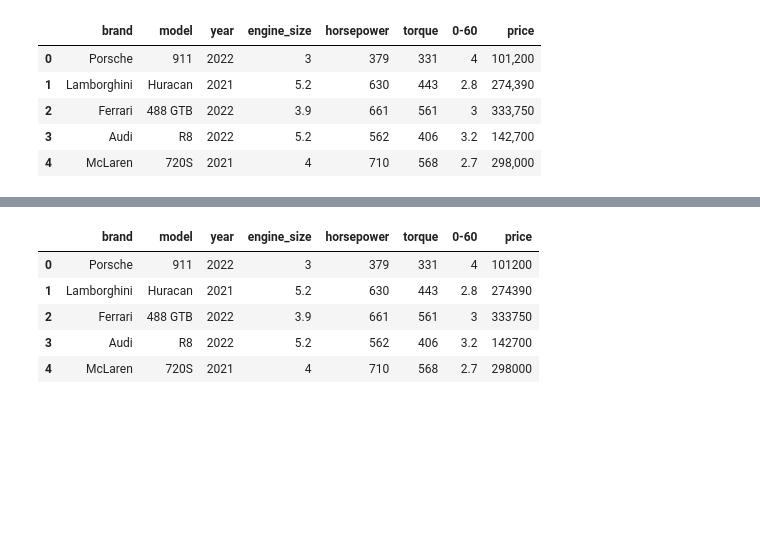
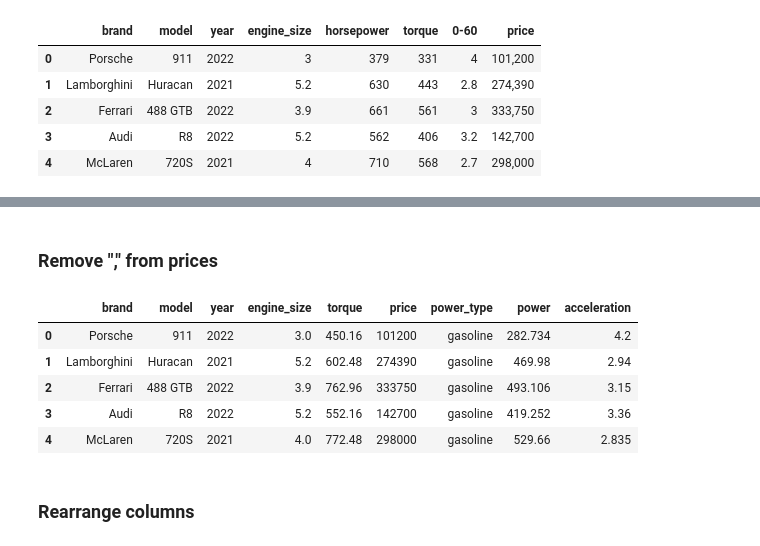
Before and after one commit to dilanka-rathnasiri/search-cars, a Jupyter notebook: pre-processing/main.ipynb, the cells around one changed output, grey strips where cells are left out. Saved outputs shown, nothing was run; the diff lists cells and outputs as text; code cells hidden in the pictures; blank space fills up the shorter version.

Commit message:
convert dataset to metric

```diff
--- a/pre-processing/main.ipynb
+++ b/pre-processing/main.ipynb
@@ -25,0 +207,14 @@ df.head()
+# %%
+def convert_to_kw(power):
+    match power:
+        case float():
+            return float(power) * 0.746
+        case _:
+            power_kw = float(power.replace("+", "").replace(",", "")) * 0.746
+            if "+" in power:
+                return f"${power_kw}+"
+            return power_kw
+
+df["power"] = df["horsepower"].apply(convert_to_kw)
+df.drop(["horsepower"], axis=1, inplace=True)
+df.head()
@@ -25,0 +230,2 @@ df.head()
+# %%
+df = df[df["torque"] != "-"]
@@ -25,0 +234,12 @@ df.head()
+# %%
+def convert_to_nm(torque):
+    match torque:
+        case float():
+            return float(torque) * 1.36
+        case _:
+            torque_nm = float(torque.replace("+", "").replace(",", "")) * 1.36
+            if "+" in torque:
+                return f"${torque_nm}+"
+            return torque_nm
+df["torque"] = df["torque"].apply(convert_to_nm)
+df.head()
@@ -25,0 +255,9 @@ df.head()
+# %%
+def convert_to_zero_to_hundred_kmh(time):
+    time_kmh = float(time.replace("< ", "")) * 1.05
+    if "<" in time:
+        return f"< {time_kmh}"
+    return time_kmh
+df["acceleration"] = df["0-60"].apply(convert_to_zero_to_hundred_kmh)
+df.drop(["0-60"], axis=1, inplace=True)
+df.head()
@@ -26,10 +271,14 @@ df.head()
+# %% [markdown]
+### Remove "," from prices
 # %%
-df["price"] = df["price"].apply(lambda price: price.replace(",", ""))
+df["price"] = df["price"].apply(lambda price: int(price.replace(",", "")))
 df.head()
 # %% [output]
-|  | brand | model | year | engine_size | horsepower | torque | 0-60 | price |
-| 0 | Porsche | 911 | 2022 | 3 | 379 | 331 | 4 | 101200 |
-| 1 | Lamborghini | Huracan | 2021 | 5.2 | 630 | 443 | 2.8 | 274390 |
-| 2 | Ferrari | 488 GTB | 2022 | 3.9 | 661 | 561 | 3 | 333750 |
-| 3 | Audi | R8 | 2022 | 5.2 | 562 | 406 | 3.2 | 142700 |
-| 4 | McLaren | 720S | 2021 | 4 | 710 | 568 | 2.7 | 298000 |
+|  | brand | model | year | engine_size | torque | price | power_type | power | acceleration |
+| 0 | Porsche | 911 | 2022 | 3.0 | 450.16 | 101200 | gasoline | 282.734 | 4.2 |
+| 1 | Lamborghini | Huracan | 2021 | 5.2 | 602.48 | 274390 | gasoline | 469.98 | 2.94 |
+| 2 | Ferrari | 488 GTB | 2022 | 3.9 | 762.96 | 333750 | gasoline | 493.106 | 3.15 |
+| 3 | Audi | R8 | 2022 | 5.2 | 552.16 | 142700 | gasoline | 419.252 | 3.36 |
+| 4 | McLaren | 720S | 2021 | 4.0 | 772.48 | 298000 | gasoline | 529.66 | 2.835 |
+# %% [markdown]
+### Rearrange columns
```
Also changed, not shown: parts of 32 cells of this notebook, 1 other file.
